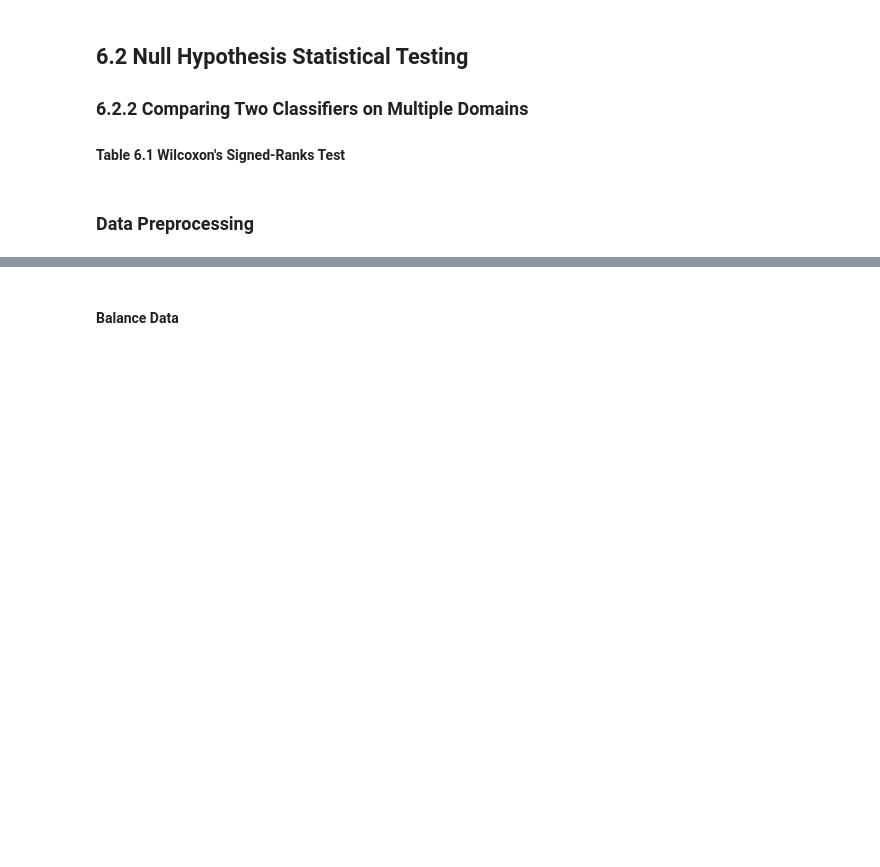
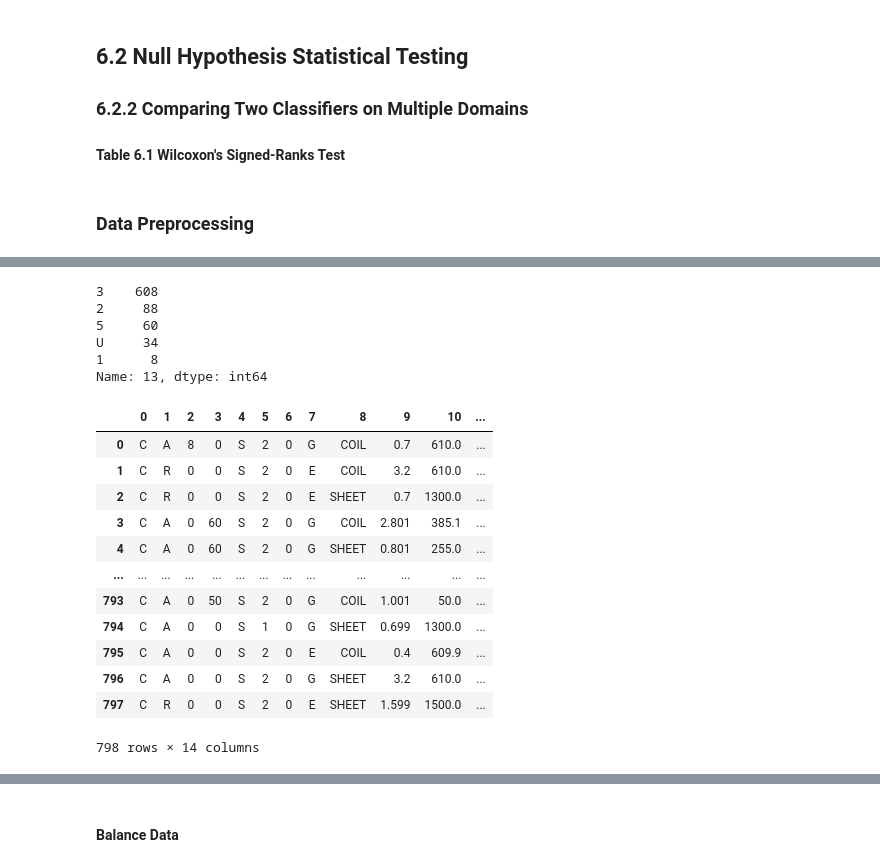
Before and after one commit to zoisboukouvalas/MachineLearningEvaluation_TowardsReliableResponsibleAI, a Jupyter notebook: Part_II/Chapter-6-Statistical-Significance/StatisticalSignificance_SO.ipynb, the cells around one changed output, grey strips where cells are left out. Drawn from its saved outputs; the diff is of its cells as text; code cells hidden in the pictures; blank space fills up the shorter version.

```diff
--- a/Part_II/Chapter-6-Statistical-Significance/StatisticalSignificance_SO.ipynb
+++ b/Part_II/Chapter-6-Statistical-Significance/StatisticalSignificance_SO.ipynb
@@ -93,0 +115,9 @@ tic_tac_data = pd.read_csv(tic_tac_link, header = None)
+# %%
+anneal_data = anneal_data.applymap(lambda x: np.nan if x == '?' else x)
+# %%
+# Drop columns with more than 600 null values
+null_counts = anneal_data.isnull().sum()
+to_drop = null_counts[null_counts > 600].index
+anneal_data = anneal_data.drop(to_drop, axis=1)
+anneal_data = anneal_data.T.reset_index(drop=True).T
+anneal_data.head()
@@ -93,0 +131,30 @@ tic_tac_data = pd.read_csv(tic_tac_link, header = None)
+# %%
+from sklearn.impute import SimpleImputer
+imputer = SimpleImputer(missing_values=np.nan,strategy='most_frequent')
+imputer.fit(anneal_data)
+imputer_train_df = imputer.transform(anneal_data)
+imputed_df = pd.DataFrame(imputer_train_df)
+imputed_df.iloc[:,-1].value_counts()
+# %% [output]
+3    608
+2     88
+5     60
+U     34
+1      8
+Name: 13, dtype: int64
+# %%
+imputed_df
+# %% [output]
+|  | 0 | 1 | 2 | 3 | 4 | 5 | 6 | 7 | 8 | 9 | 10 | ... |
+| 0 | C | A | 8 | 0 | S | 2 | 0 | G | COIL | 0.7 | 610.0 | ... |
+| 1 | C | R | 0 | 0 | S | 2 | 0 | E | COIL | 3.2 | 610.0 | ... |
+| 2 | C | R | 0 | 0 | S | 2 | 0 | E | SHEET | 0.7 | 1300.0 | ... |
+| 3 | C | A | 0 | 60 | S | 2 | 0 | G | COIL | 2.801 | 385.1 | ... |
+| 4 | C | A | 0 | 60 | S | 2 | 0 | G | SHEET | 0.801 | 255.0 | ... |
+| ... | ... | ... | ... | ... | ... | ... | ... | ... | ... | ... | ... | ... |
+| 793 | C | A | 0 | 50 | S | 2 | 0 | G | COIL | 1.001 | 50.0 | ... |
+| 794 | C | A | 0 | 0 | S | 1 | 0 | G | SHEET | 0.699 | 1300.0 | ... |
+| 795 | C | A | 0 | 0 | S | 2 | 0 | E | COIL | 0.4 | 609.9 | ... |
+| 796 | C | A | 0 | 0 | S | 2 | 0 | G | SHEET | 3.2 | 610.0 | ... |
+| 797 | C | R | 0 | 0 | S | 2 | 0 | E | SHEET | 1.599 | 1500.0 | ... |
+798 rows × 14 columns
```
Also changed, not shown: parts of 28 cells of this notebook.
